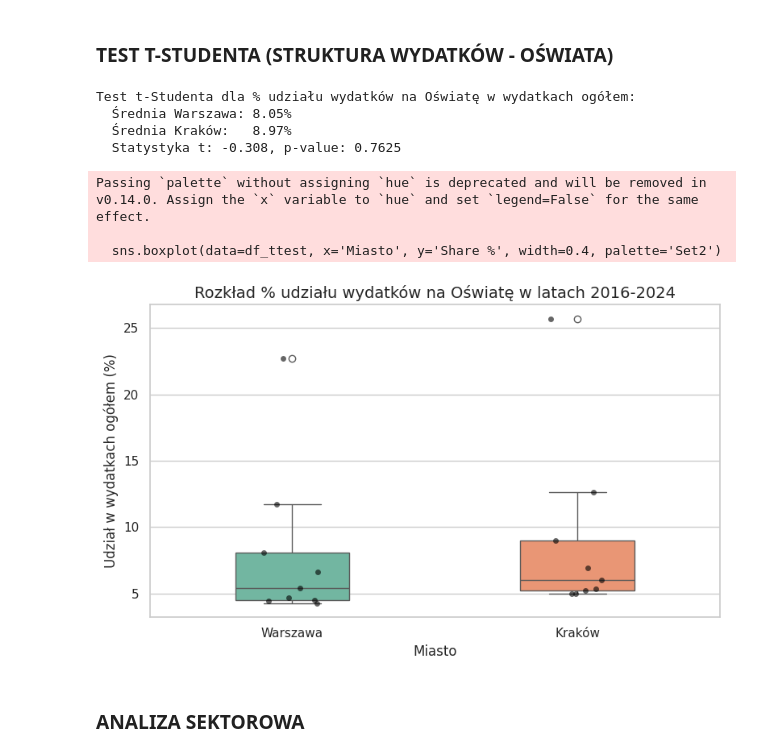
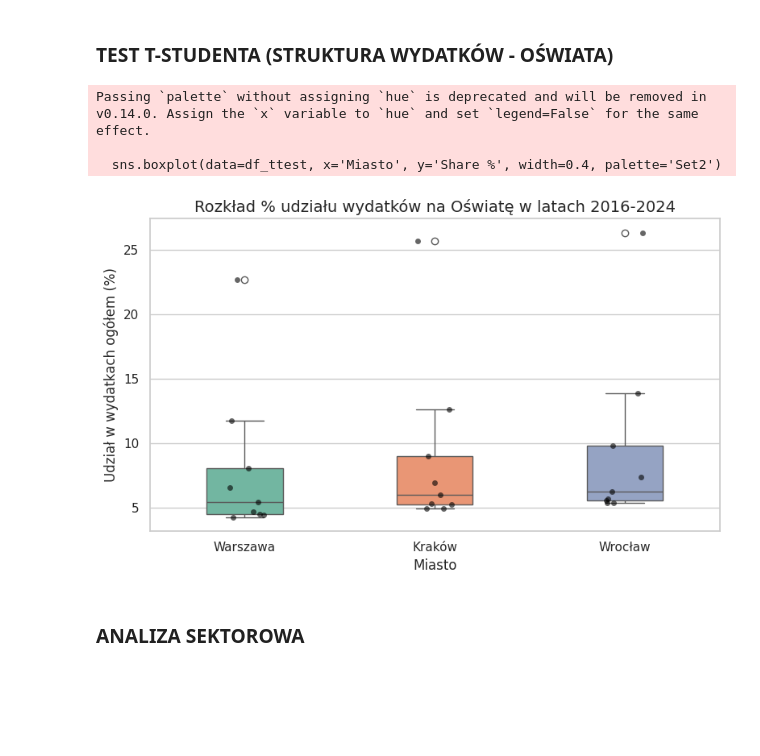
Before and after one commit to Kapturz0ny/sad-proj1, a Jupyter notebook: finance.ipynb, the cells around one changed output. Drawn from its saved outputs; the diff is of its cells as text; code cells hidden in the pictures; blank space fills up the shorter version.

```diff
--- a/finance.ipynb
+++ b/finance.ipynb
@@ -10,6 +11,7 @@ plt.rcParams['figure.figsize'] = (12, 6)
 
 df_waw = pd.read_csv("data/warszawa-gus-bdl.csv", delimiter=";", decimal=",")
 df_krk = pd.read_csv("data/krakow-gus-bdl.csv", delimiter=";", decimal=",")
+df_wrc = pd.read_csv("data/wroclaw-gus-bdl.csv", delimiter=";", decimal=",")
 
 lata = [str(rok) for rok in range(2016, 2025)]
 
@@ -43,15 +45,21 @@ income_krk = get_series(df_krk, *income_loc).cumsum()
 expenses_krk = get_series(df_krk, *expenses_loc).cumsum()
 balance_krk = income_krk - expenses_krk
 
+income_wrc = get_series(df_wrc, *income_loc).cumsum()
+expenses_wrc = get_series(df_wrc, *expenses_loc).cumsum()
+balance_wrc = income_wrc - expenses_wrc
+
 index = np.arange(len(lata))
-bar_width = 0.35
+bar_width = 0.25
 
 plt.figure(figsize=(12, 6))
 plt.bar(index, balance_waw.values / 1e9, bar_width, label='Warszawa', color='#1f77b4')
 plt.bar(index + bar_width, balance_krk.values / 1e9, bar_width, label='Kraków', color='#ff7f0e')
+plt.bar(index + 2 * bar_width, balance_wrc.values / 1e9, bar_width, label='Wrocław', color='#2ca02c')
 for i in range(len(lata)):
     plt.text(index[i], balance_waw.values[i] / 1e9 + 0.1, f"{balance_waw.values[i]/1e9:.2f}", ha='center', va='bottom', fontsize=8, fontweight='bold')
     plt.text(index[i] + bar_width, balance_krk.values[i] / 1e9 + 0.1, f"{balance_krk.values[i]/1e9:.2f}", ha='center', va='bottom', fontsize=8, fontweight='bold')
+    plt.text(index[i] + 2 * bar_width, balance_wrc.values[i] / 1e9 + 0.1, f"{balance_wrc.values[i]/1e9:.2f}", ha='center', va='bottom', fontsize=8, fontweight='bold')
 plt.axhline(0, color='black', linewidth=1.2, linestyle='--')
 plt.xticks(index + bar_width / 2, lata)
 plt.title('Saldo budżetu ogółem (Dochody - Wydatki) w mld zł', fontsize=14)
@@ -174,43 +177,33 @@ Kraków: r = 0.361, p-value = 0.3401
 # %%
 education_total_loc = ["FINANSE PUBLICZNE", "WYDATKI BUDŻETÓW GMIN I MIAST NA PRAWACH POWIATU", "Wydatki ogółem wg działów Klasyfikacji Budżetowej (Wymiary: Jednostki terytorialne; Działy klasyfikacji budżetowej)", "miasta na prawach powiatu", "Dział 801 - Oświata i wychowanie"]
 
 education_total_waw = get_series(df_waw, *education_total_loc)
 education_total_krk = get_series(df_krk, *education_total_loc)
+education_total_wrc = get_series(df_wrc, *education_total_loc)
 
 # Calculating % share of education in total expenditures
 education_share_waw = (education_total_waw / expenses_waw) * 100
 education_share_krk = (education_total_krk / expenses_krk) * 100
-
-# Student's t-test (Welch's t-test for unequal variances)
-t_stat, p_val = stats.ttest_ind(education_share_waw.dropna(), education_share_krk.dropna(), equal_var=False)
-
-print(f"Test t-Studenta dla % udziału wydatków na Oświatę w wydatkach ogółem:")
-print(f"  Średnia Warszawa: {education_share_waw.mean():.2f}%")
-print(f"  Średnia Kraków:   {education_share_krk.mean():.2f}%")
-print(f"  Statystyka t: {t_stat:.3f}, p-value: {p_val:.4f}")
+education_share_wrc = (education_total_wrc / expenses_wrc) * 100
 
 df_ttest = pd.DataFrame({
-    'Share %': pd.concat([education_share_waw, education_share_krk]),
-    'Miasto': ['Warszawa']*len(lata) + ['Kraków']*len(lata)
+    'Share %': pd.concat([education_share_waw, education_share_krk, education_share_wrc]),
+    'Miasto': ['Warszawa']*len(lata) + ['Kraków']*len(lata) + ['Wrocław']*len(lata)
 })
 
 plt.figure(figsize=(8, 5))
 sns.boxplot(data=df_ttest, x='Miasto', y='Share %', width=0.4, palette='Set2')
 sns.stripplot(data=df_ttest, x='Miasto', y='Share %', color='black', alpha=0.6, jitter=True)
 plt.title('Rozkład % udziału wydatków na Oświatę w latach 2016-2024', fontsize=14)
 plt.ylabel('Udział w wydatkach ogółem (%)')
 plt.tight_layout()
 plt.savefig('img/education_share_boxplot.png', dpi=300)
 plt.show()
 # %% [output]
-Test t-Studenta dla % udziału wydatków na Oświatę w wydatkach ogółem:
-  Średnia Warszawa: 8.05%
-  Średnia Kraków:   8.97%
-  Statystyka t: -0.308, p-value: 0.7625
+Passing `palette` without assigning `hue` is deprecated and will be removed in v0.14.0. Assign the `x` variable to `hue` and set `legend=False` for the same effect.
+
+  sns.boxplot(data=df_ttest, x='Miasto', y='Share %', width=0.4, palette='Set2')
-Passing `palette` without assigning `hue` is deprecated and will be removed in v0.14.0. Assign the `x` variable to `hue` and set `legend=False` for the same effect.
-
-  sns.boxplot(data=df_ttest, x='Miasto', y='Share %', width=0.4, palette='Set2')
-[figure, old version]
+[figure, new version]
 # %% [markdown]
 ### ANALIZA SEKTOROWA
 # %%
```
Also changed, not shown: parts of 4 cells of this notebook, 10 other files.
